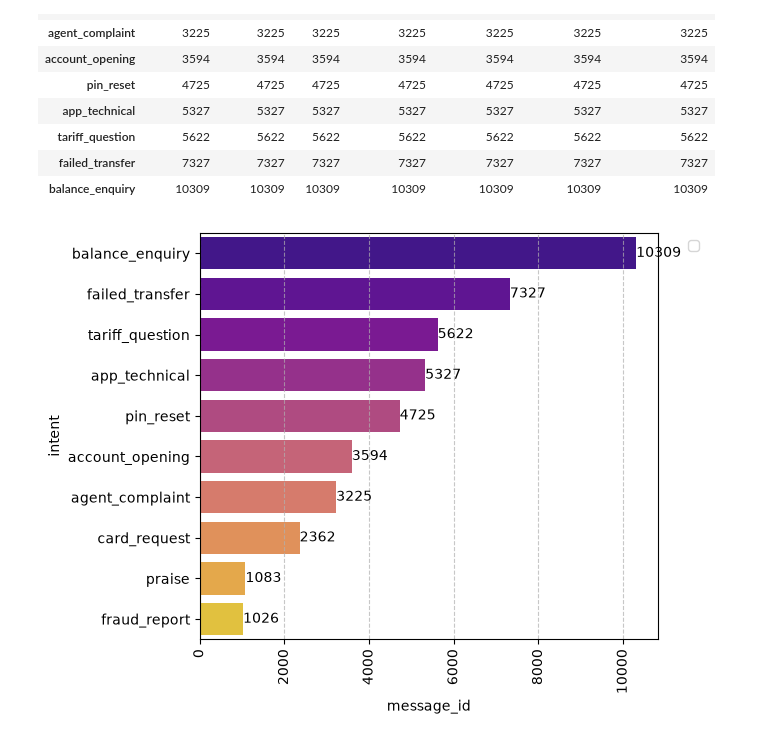
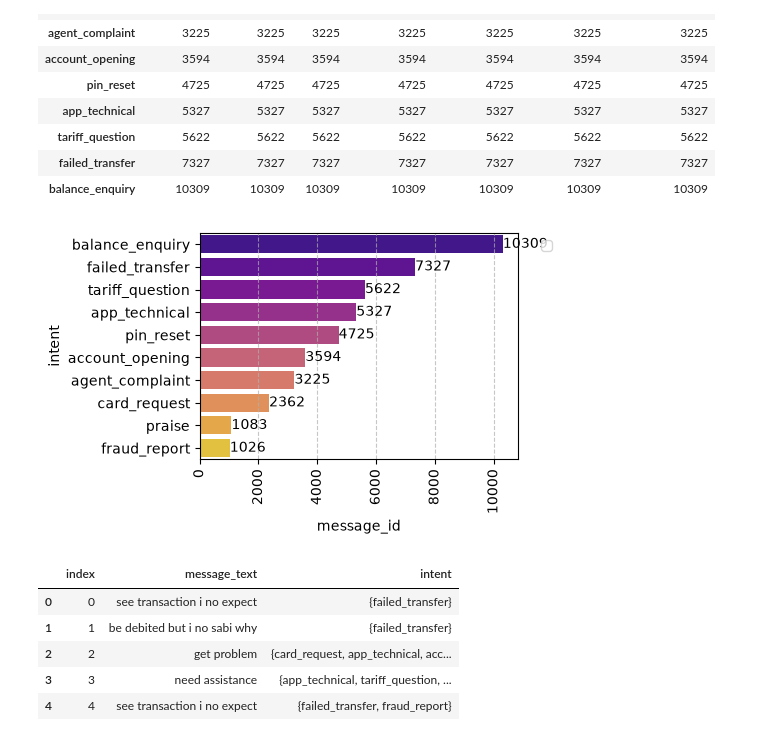
Before and after one commit to Christian-Suinyuy/skye8-ds-banboye-christian, a Jupyter notebook: src/brief3/notebooks/analysis.ipynb, the cells around one changed output. Saved outputs shown, nothing was run; the diff lists cells and outputs as text; code cells hidden in the pictures.

```diff
--- a/src/brief3/notebooks/analysis.ipynb
+++ b/src/brief3/notebooks/analysis.ipynb
@@ -90,24 +90,24 @@ intents_counts
 | failed_transfer | 7327 | 7327 | 7327 | 7327 | 7327 | 7327 | 7327 |
 | balance_enquiry | 10309 | 10309 | 10309 | 10309 | 10309 | 10309 | 10309 |
 # %%
-plt.figure(figsize=(10, 6))
+plt.figure(figsize=(5, 3))
 ax = sns.barplot(
     data=intents_counts.sort_values(by="message_id", ascending=False),
     x="message_id",
     y="intent",
     hue="intent",
     dodge=False,
     palette="plasma")
 plt.tight_layout()
 
 plt.xticks(rotation=90)
 ax.legend(*plt.gca().get_legend_handles_labels())
 ax.grid(axis='x', linestyle='--', alpha=0.7)
 plt.legend(bbox_to_anchor=(1.05, 1), loc='upper left')
 
 for p in ax.patches:
     ax.annotate(f'{int(p.get_width())}',
                 (p.get_width(), p.get_y()+p.get_height()/2),
                 ha='left', va='center')
 # %% [output]
-[figure, old version]
+[figure, new version]
@@ -113,0 +117,9 @@ for p in ax.patches:
+# %%
+duplicates_df.head()
+# %% [output]
+|  | index | message_text | intent |
+| 0 | 0 | see transaction i no expect | {failed_transfer} |
+| 1 | 1 | be debited but i no sabi why | {failed_transfer} |
+| 2 | 2 | get problem | {card_request, app_technical, acc... |
+| 3 | 3 | need assistance | {app_technical, tariff_question, ... |
+| 4 | 4 | see transaction i no expect | {failed_transfer, fraud_report} |
```
Also changed, not shown: parts of 11 cells of this notebook, 3 other files.
